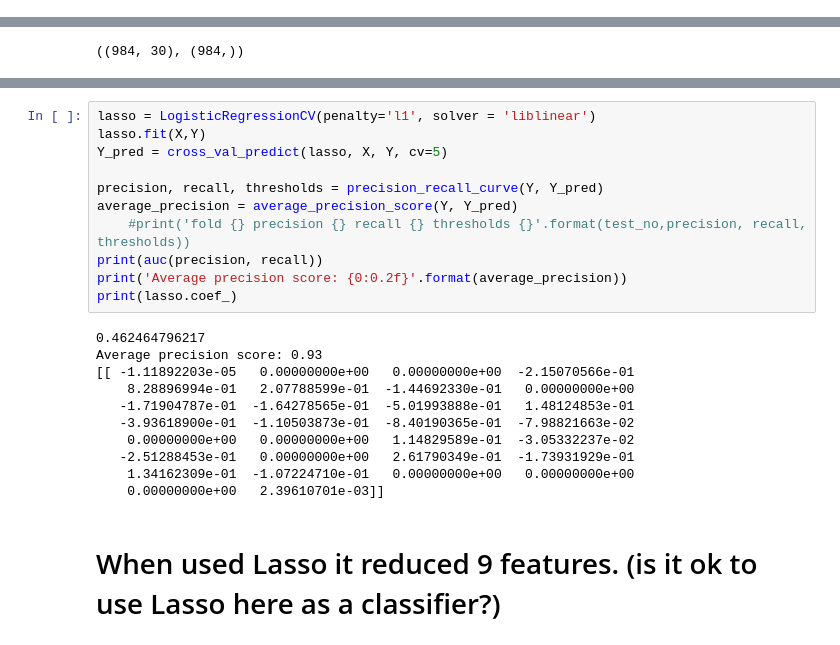
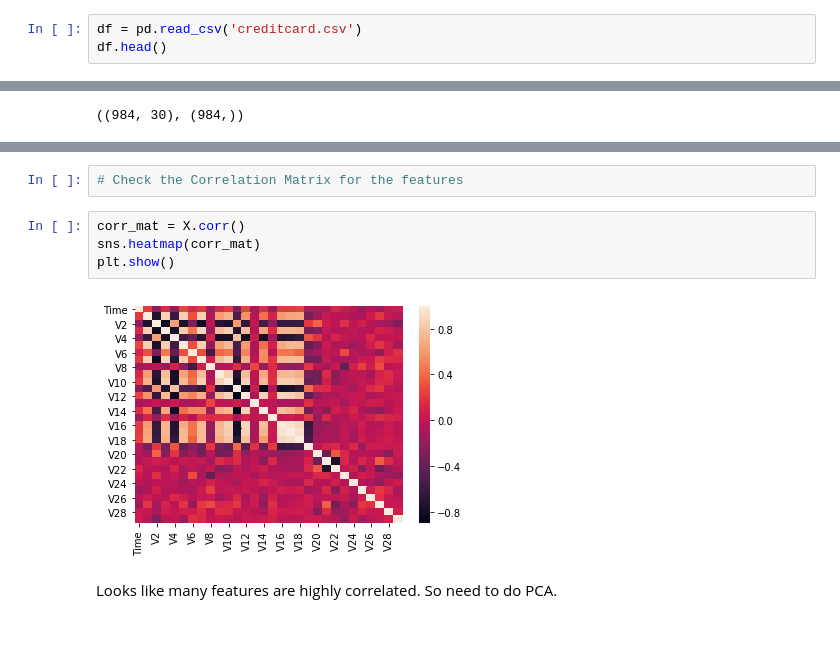
Before and after one commit to prasantidas/Thinkful_Data_Science, a Jupyter notebook: 3.6.1.ipynb, the cells around one changed output, grey strips where cells are left out. Saved outputs shown, nothing was run; the diff lists cells and outputs as text.

```diff
--- a/3.6.1.ipynb
+++ b/3.6.1.ipynb
@@ -36,0 +39,3 @@ df.head()
+# %%
+df = pd.read_csv('creditcard.csv')
+df.head()
@@ -187,24 +94,10 @@ Average precision score: 0.93
-# %%
-lasso = LogisticRegressionCV(penalty='l1', solver = 'liblinear')
-lasso.fit(X,Y)
-Y_pred = cross_val_predict(lasso, X, Y, cv=5)
-
-precision, recall, thresholds = precision_recall_curve(Y, Y_pred)
-average_precision = average_precision_score(Y, Y_pred)
-    #print('fold {} precision {} recall {} thresholds {}'.format(test_no,precision, recall, thresholds))
-print(auc(precision, recall))
-print('Average precision score: {0:0.2f}'.format(average_precision))
-print(lasso.coef_)
-# %% [output]
-0.462464796217
-Average precision score: 0.93
-[[ -1.11892203e-05   0.00000000e+00   0.00000000e+00  -2.15070566e-01
-    8.28896994e-01   2.07788599e-01  -1.44692330e-01   0.00000000e+00
-   -1.71904787e-01  -1.64278565e-01  -5.01993888e-01   1.48124853e-01
-   -3.93618900e-01  -1.10503873e-01  -8.40190365e-01  -7.98821663e-02
-    0.00000000e+00   0.00000000e+00   1.14829589e-01  -3.05332237e-02
-   -2.51288453e-01   0.00000000e+00   2.61790349e-01  -1.73931929e-01
-    1.34162309e-01  -1.07224710e-01   0.00000000e+00   0.00000000e+00
-    0.00000000e+00   2.39610701e-03]]
-# %% [markdown]
-# When used Lasso it reduced 9 features. (is it ok to use Lasso here as a classifier?)
+# %%
+# Check the Correlation Matrix for the features
+# %%
+corr_mat = X.corr()
+sns.heatmap(corr_mat)
+plt.show()
+# %% [output]
+[figure, added]
+# %% [markdown]
+Looks like many features are highly correlated. So need to do PCA.
```
Also changed, not shown: parts of 45 cells of this notebook.
